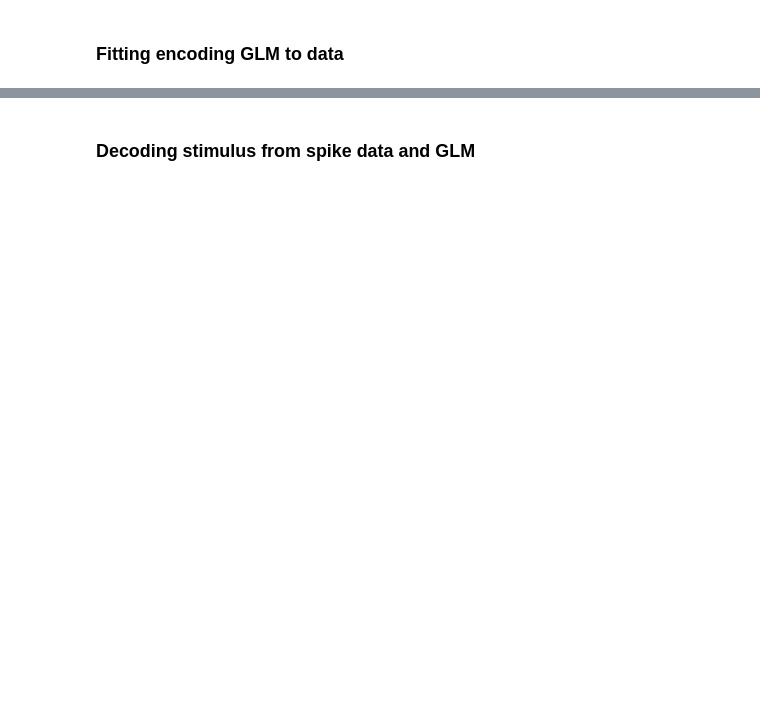
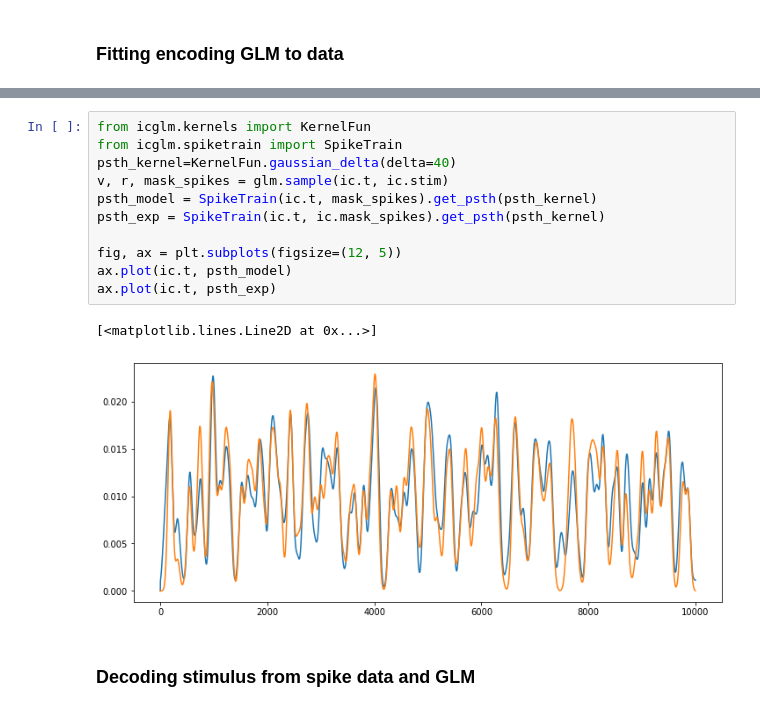
Before and after one commit to diegoarri91/iclamp-glm, a Jupyter notebook: examples/fit_and_decode.ipynb, the cells around one changed output, grey strips where cells are left out. Saved outputs shown, nothing was run; the diff lists cells and outputs as text; blank space fills up the shorter version.

```diff
--- a/examples/fit_and_decode.ipynb
+++ b/examples/fit_and_decode.ipynb
@@ -25,3 +54,17 @@ glm_fit.plot_raster()
+# %%
+from icglm.kernels import KernelFun
+from icglm.spiketrain import SpikeTrain
+psth_kernel=KernelFun.gaussian_delta(delta=40)
+v, r, mask_spikes = glm.sample(ic.t, ic.stim)
+psth_model = SpikeTrain(ic.t, mask_spikes).get_psth(psth_kernel)
+psth_exp = SpikeTrain(ic.t, ic.mask_spikes).get_psth(psth_kernel)
+
+fig, ax = plt.subplots(figsize=(12, 5))
+ax.plot(ic.t, psth_model)
+ax.plot(ic.t, psth_exp)
+# %% [output]
+[<matplotlib.lines.Line2D at 0x...>]
+[figure, added]
 # %% [markdown]
 ### Decoding stimulus from spike data and GLM
 # %%
```
Also changed, not shown: parts of 7 cells of this notebook, 26 other files.
